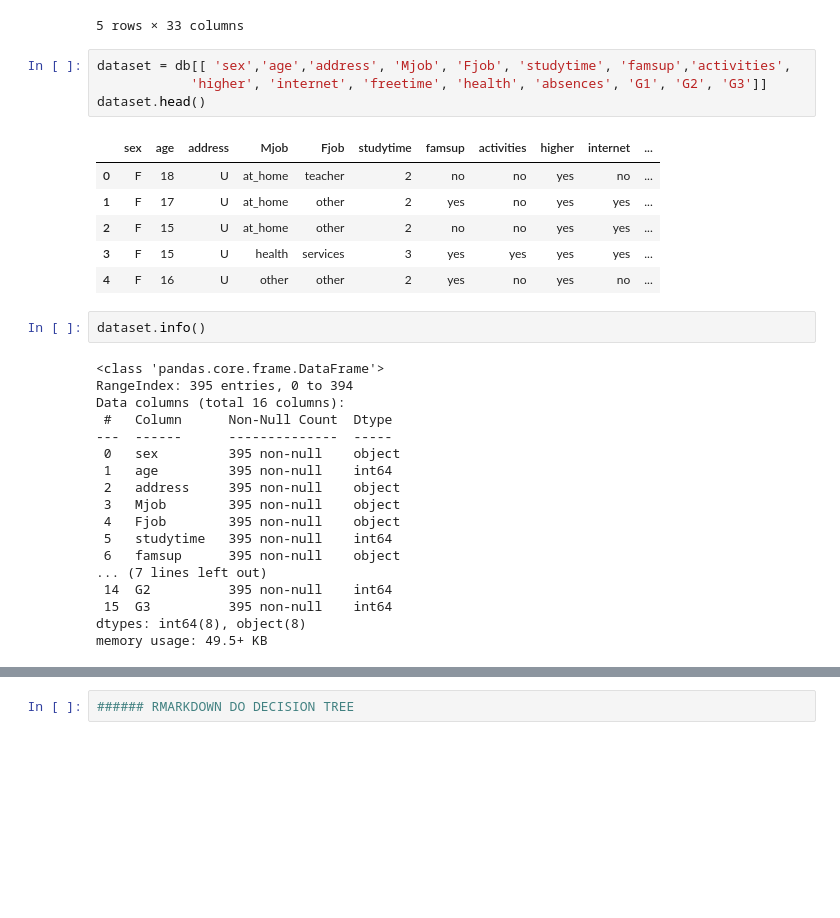
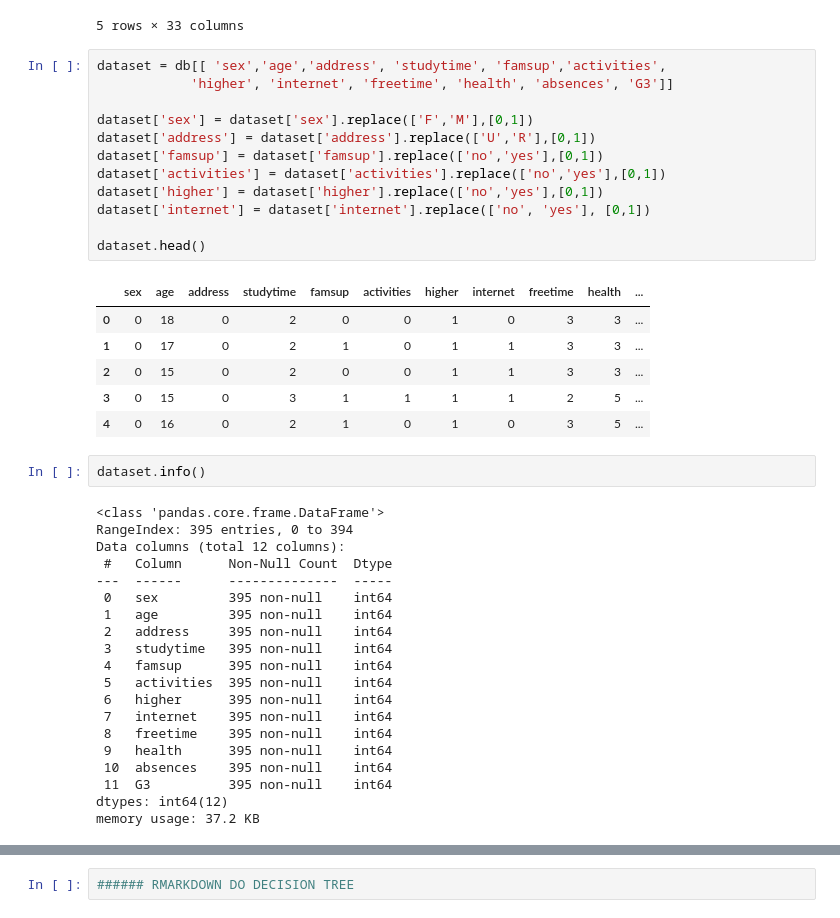
Before and after one commit to FLPSP/Case-Study---Math-Education, a Jupyter notebook: Case Study - Education.ipynb, the cells around one changed output, grey strips where cells are left out. Drawn from its saved outputs; the diff is of its cells as text; blank space fills up the shorter version.

```diff
--- a/Case Study - Education.ipynb
+++ b/Case Study - Education.ipynb
@@ -17,37 +41,47 @@ db.head()
 | 3 | GP | F | 15 | U | GT3 | T | 4 | 2 | health | services | ... | ... |
 | 4 | GP | F | 16 | U | GT3 | T | 3 | 3 | other | other | ... | ... |
 5 rows × 33 columns
-# %%
-dataset = db[[ 'sex','age','address', 'Mjob', 'Fjob', 'studytime', 'famsup','activities',
-            'higher', 'internet', 'freetime', 'health', 'absences', 'G1', 'G2', 'G3']]
-dataset.head()
-# %% [output]
-|  | sex | age | address | Mjob | Fjob | studytime | famsup | activities | higher | internet | ... |
-| 0 | F | 18 | U | at_home | teacher | 2 | no | no | yes | no | ... |
-| 1 | F | 17 | U | at_home | other | 2 | yes | no | yes | yes | ... |
-| 2 | F | 15 | U | at_home | other | 2 | no | no | yes | yes | ... |
-| 3 | F | 15 | U | health | services | 3 | yes | yes | yes | yes | ... |
-| 4 | F | 16 | U | other | other | 2 | yes | no | yes | no | ... |
+# %%
+dataset = db[[ 'sex','age','address', 'studytime', 'famsup','activities',
+            'higher', 'internet', 'freetime', 'health', 'absences', 'G3']]
+
+dataset['sex'] = dataset['sex'].replace(['F','M'],[0,1])
+dataset['address'] = dataset['address'].replace(['U','R'],[0,1])
+dataset['famsup'] = dataset['famsup'].replace(['no','yes'],[0,1])
+dataset['activities'] = dataset['activities'].replace(['no','yes'],[0,1])
+dataset['higher'] = dataset['higher'].replace(['no','yes'],[0,1])
+dataset['internet'] = dataset['internet'].replace(['no', 'yes'], [0,1])
+
+dataset.head()
+# %% [output]
+|  | sex | age | address | studytime | famsup | activities | higher | internet | freetime | health | ... |
+| 0 | 0 | 18 | 0 | 2 | 0 | 0 | 1 | 0 | 3 | 3 | ... |
+| 1 | 0 | 17 | 0 | 2 | 1 | 0 | 1 | 1 | 3 | 3 | ... |
+| 2 | 0 | 15 | 0 | 2 | 0 | 0 | 1 | 1 | 3 | 3 | ... |
+| 3 | 0 | 15 | 0 | 3 | 1 | 1 | 1 | 1 | 2 | 5 | ... |
+| 4 | 0 | 16 | 0 | 2 | 1 | 0 | 1 | 0 | 3 | 5 | ... |
 # %%
 dataset.info()
 # %% [output]
 <class 'pandas.core.frame.DataFrame'>
 RangeIndex: 395 entries, 0 to 394
-Data columns (total 16 columns):
+Data columns (total 12 columns):
  #   Column      Non-Null Count  Dtype
 ---  ------      --------------  -----
- 0   sex         395 non-null    object
+ 0   sex         395 non-null    int64
  1   age         395 non-null    int64
- 2   address     395 non-null    object
- 3   Mjob        395 non-null    object
- 4   Fjob        395 non-null    object
- 5   studytime   395 non-null    int64
- 6   famsup      395 non-null    object
-... (7 lines left out)
- 14  G2          395 non-null    int64
- 15  G3          395 non-null    int64
-dtypes: int64(8), object(8)
-memory usage: 49.5+ KB
+ 2   address     395 non-null    int64
+ 3   studytime   395 non-null    int64
+ 4   famsup      395 non-null    int64
+ 5   activities  395 non-null    int64
+ 6   higher      395 non-null    int64
+ 7   internet    395 non-null    int64
+ 8   freetime    395 non-null    int64
+ 9   health      395 non-null    int64
+ 10  absences    395 non-null    int64
+ 11  G3          395 non-null    int64
+dtypes: int64(12)
+memory usage: 37.2 KB
 # %%
 features = ['sex','studytime','famsup','higher','freetime','internet']
 for i in features:
```
Also changed, not shown: parts of 17 cells of this notebook.
